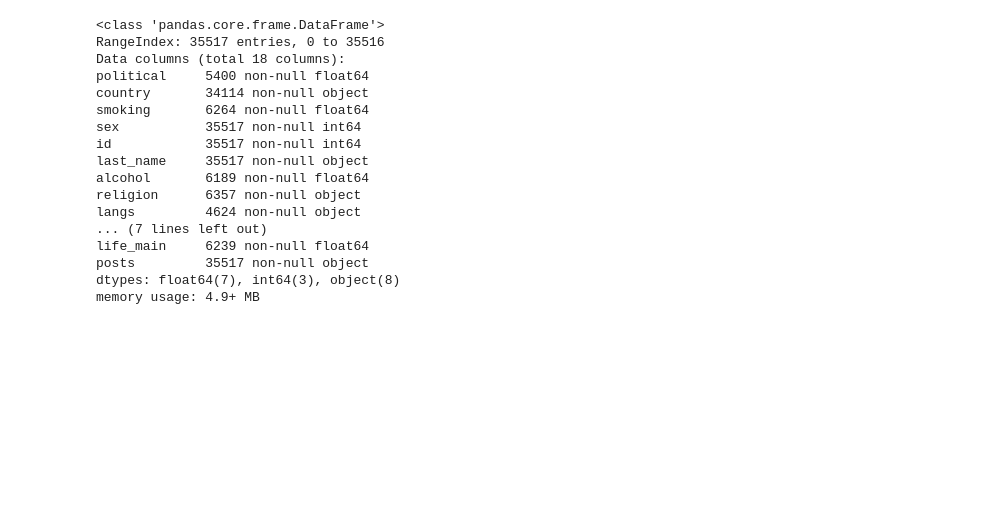
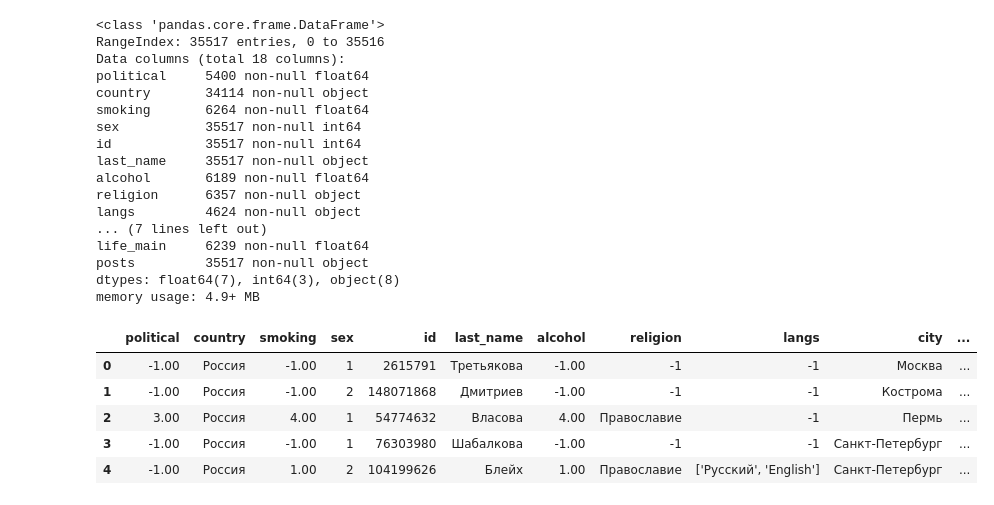
Before and after one commit to ChernetsovNG/otus_BigData, a Jupyter notebook: HW9/EDA_VK_data.ipynb, the cells around one changed output. Saved outputs shown, nothing was run; the diff lists cells and outputs as text; code cells hidden in the pictures; blank space fills up the shorter version.

```diff
--- a/HW9/EDA_VK_data.ipynb
+++ b/HW9/EDA_VK_data.ipynb
@@ -32,6 +37,22 @@ life_main     6239 non-null float64
 posts         35517 non-null object
 dtypes: float64(7), int64(3), object(8)
 memory usage: 4.9+ MB
+# %%
+# заменим не указанные значения категориальных признаков на -1
+df = df.fillna(-1)
+# В столбце university содержится id университета по БД VK.
+# Будем считать, что если он указан, то у пользователя есть высшее
+# образование, иначе нет (хотя строго это не так, он может быть просто
+# не указан. Но примем такое предположение)
+df['high_education'] = df['university'].apply(lambda x: 0 if x < -0.5 else 1)
+df.head()
+# %% [output]
+|  | political | country | smoking | sex | id | last_name | alcohol | religion | langs | city | ... |
+| 0 | -1.00 | Россия | -1.00 | 1 | 2615791 | Третьякова | -1.00 | -1 | -1 | Москва | ... |
+| 1 | -1.00 | Россия | -1.00 | 2 | 148071868 | Дмитриев | -1.00 | -1 | -1 | Кострома | ... |
+| 2 | 3.00 | Россия | 4.00 | 1 | 54774632 | Власова | 4.00 | Православие | -1 | Пермь | ... |
+| 3 | -1.00 | Россия | -1.00 | 1 | 76303980 | Шабалкова | -1.00 | -1 | -1 | Санкт-Петербург | ... |
+| 4 | -1.00 | Россия | 1.00 | 2 | 104199626 | Блейх | 1.00 | Православие | ['Русский', 'English'] | Санкт-Петербург | ... |
 # %%
 df_train, df_test = train_test_split(df, test_size=0.3)
 # %%
```
Also changed, not shown: parts of 11 cells of this notebook.
